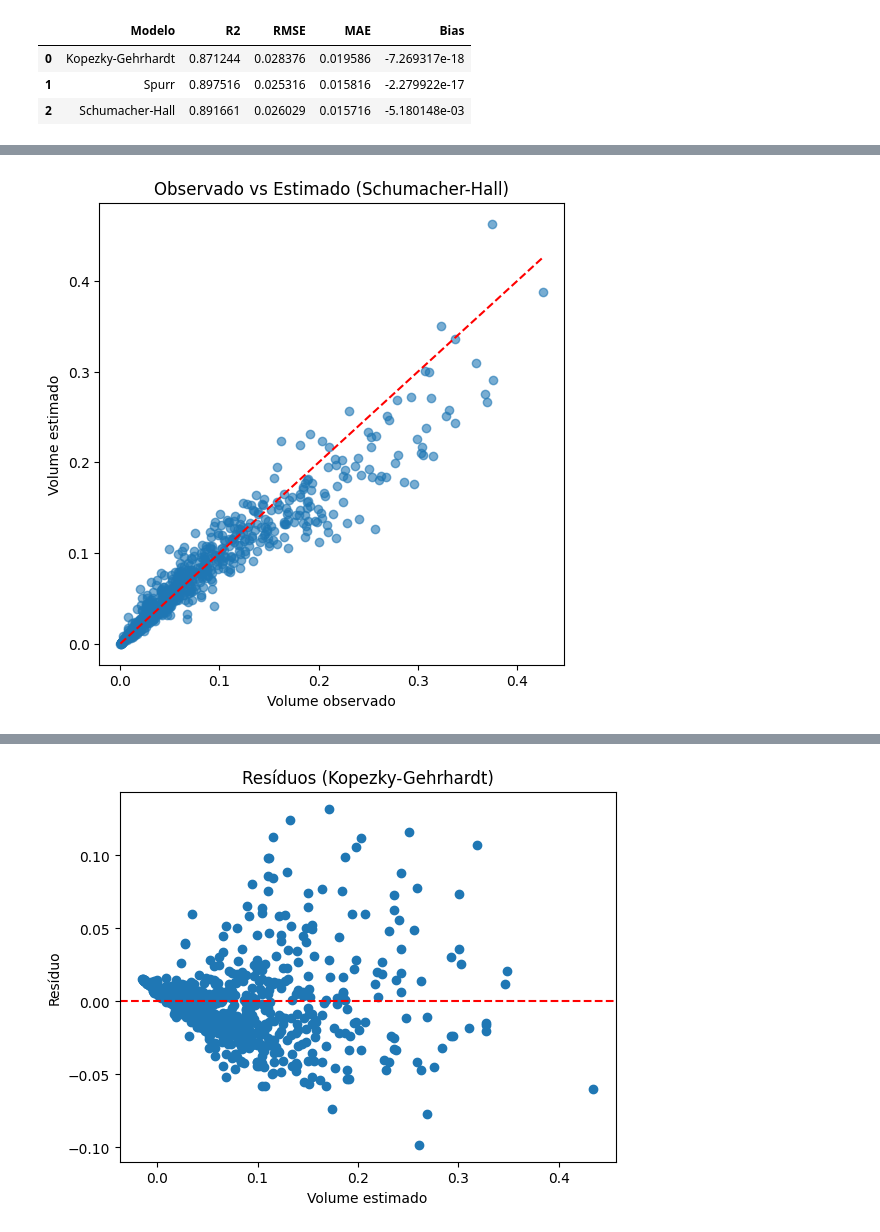
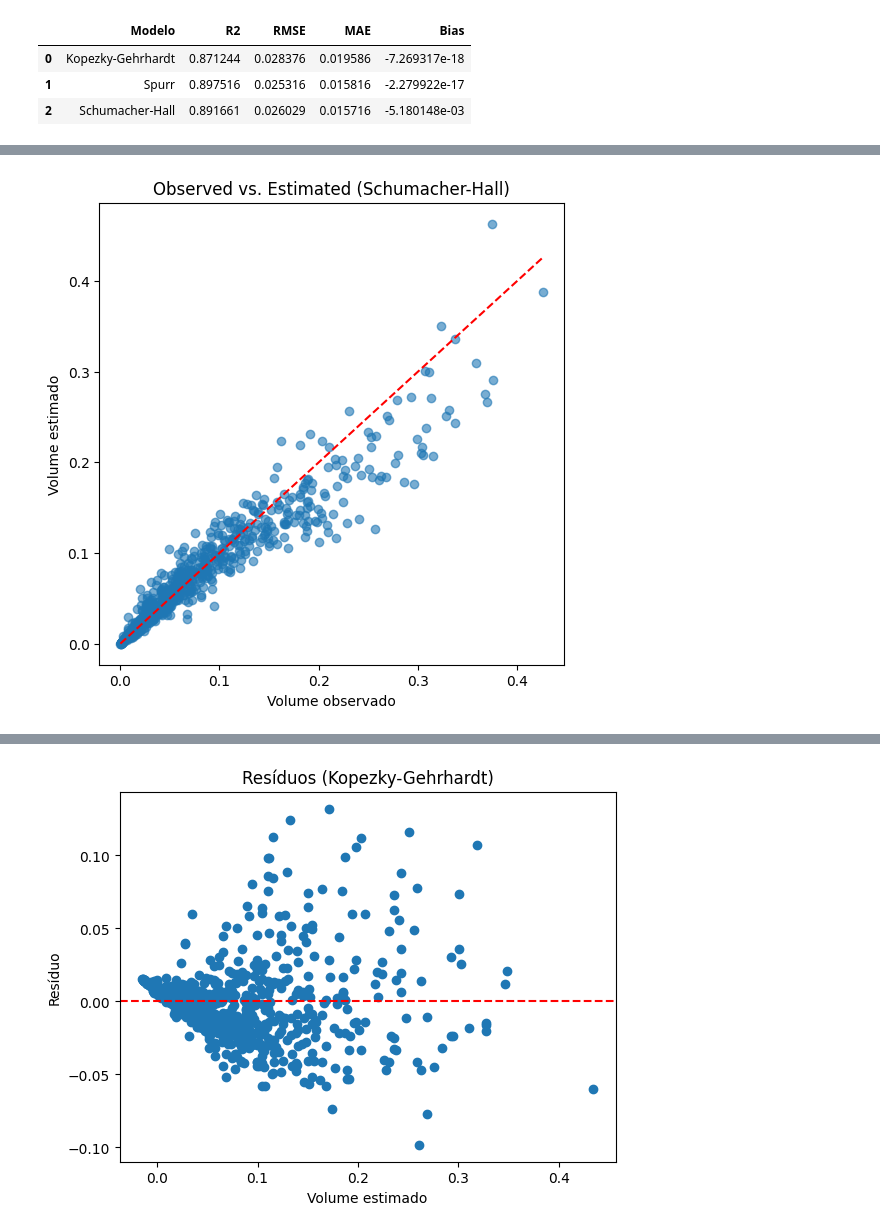
Before and after one commit to sidneyroberto/estimativa-volume-mogno-africando, a Jupyter notebook: analise_volume.ipynb, the cells around one changed output, grey strips where cells are left out. Drawn from its saved outputs; the diff is of its cells as text; code cells hidden in the pictures.

```diff
--- a/analise_volume.ipynb
+++ b/analise_volume.ipynb
@@ -289,20 +289,20 @@ plt.show()
 # %%
 # Gráfico Observado x Estimado (Schumacher-Hall)
 
 plt.figure(figsize=(6,6))
 
 plt.scatter(df["Volume"], df["pred_sh"], alpha=0.6)
 
 plt.plot(
     [df["Volume"].min(), df["Volume"].max()],
     [df["Volume"].min(), df["Volume"].max()],
     'r--'
 )
 
 plt.xlabel("Volume observado")
 plt.ylabel("Volume estimado")
-plt.title("Observado vs Estimado (Schumacher-Hall)")
+plt.title("Observed vs. Estimated (Schumacher-Hall)")
 
 plt.show()
 # %% [output]
-[figure, old version]
+[figure, new version]
```
Also changed, not shown: parts of 10 cells of this notebook, 4 other files.
